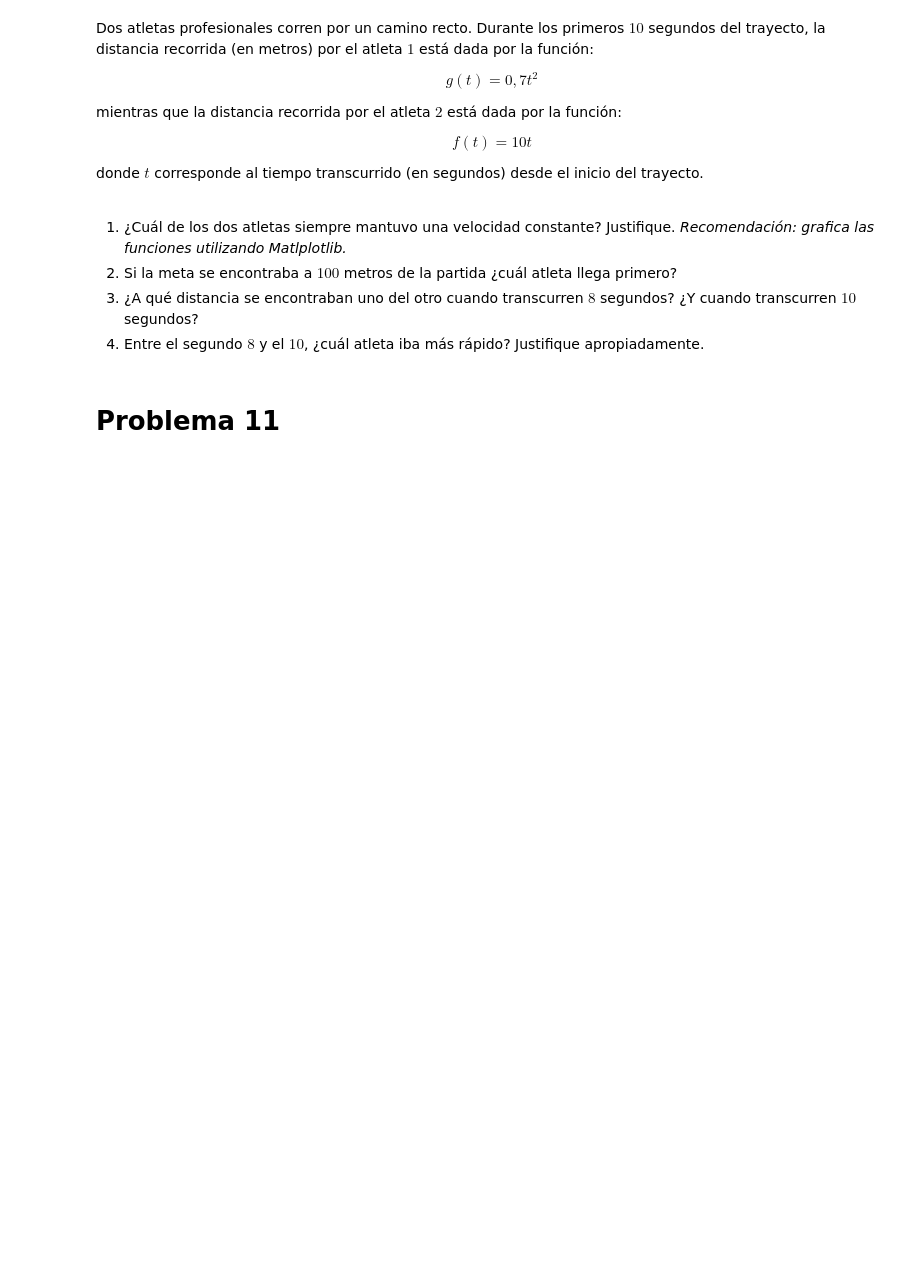
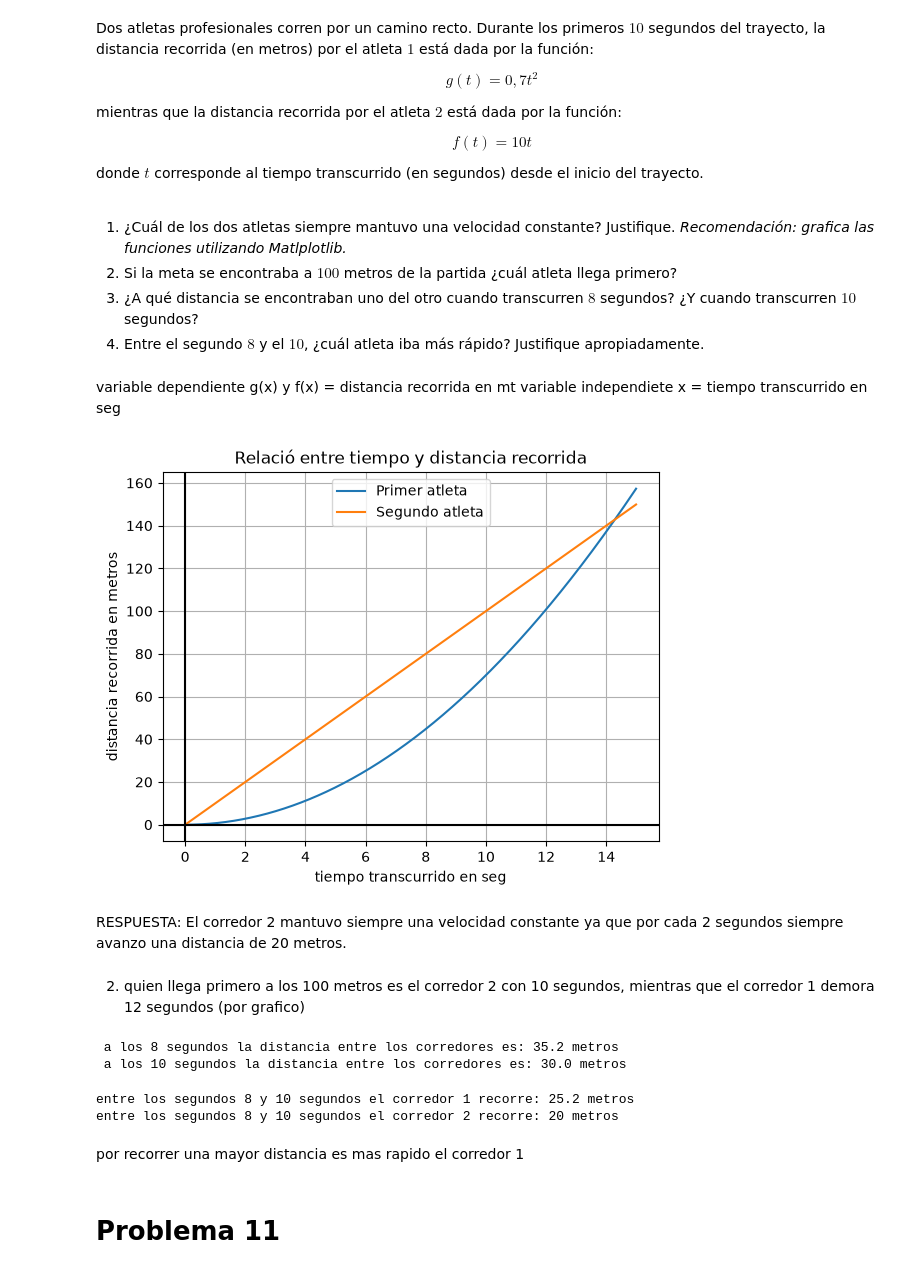
Before and after one commit to axbrogi23/matematica-aplicada-1, a Jupyter notebook: G2_Función_Lineal.ipynb, the cells around one changed output. Cells and saved outputs as stored; diff of their text form; code cells hidden in the pictures; blank space fills up the shorter version.

```diff
--- a/G2_Función_Lineal.ipynb
+++ b/G2_Función_Lineal.ipynb
@@ -422,6 +422,51 @@ donde $t$ corresponde al tiempo transcurrido (en segundos) desde el inicio del t
 2. Si la meta se encontraba a $100$ metros de la partida ¿cuál atleta llega primero?
 3. ¿A qué distancia se encontraban uno del otro cuando transcurren $8$ segundos? ¿Y cuando transcurren $10$ segundos?
 4. Entre el segundo $8$ y el $10$, ¿cuál atleta iba más rápido? Justifique apropiadamente.
+# %% [markdown]
+variable dependiente g(x) y f(x) = distancia recorrida en mt
+variable independiete x = tiempo transcurrido en seg
+# %%
+# 1) Gráfica de ambas funciones:
+
+def g(x):
+    return 0.7*x**2
+
+def f(x):
+    return 10*x
+
+x = np.arange(0, 15, 0.01)
+plt.plot(x, g(x), label = 'Primer atleta')
+plt.plot(x, f(x), label = 'Segundo atleta')
+plt.title('Relació entre tiempo y distancia recorrida')
+plt.ylabel('distancia recorrida en metros')
+plt.xlabel('tiempo transcurrido en seg')
+plt.legend()
+plt.grid()
+plt.axhline(0, color='black')
+plt.axvline(0, color='black')
+plt.show()
+# %% [output]
+[figure, added]
+# %% [markdown]
+RESPUESTA: El corredor 2 mantuvo siempre una velocidad constante ya que por cada 2 segundos siempre avanzo una distancia de 20 metros.
+# %% [markdown]
+2) quien llega primero a los 100 metros es el corredor 2 con 10 segundos, mientras que el corredor 1 demora 12 segundos (por grafico)
+# %%
+# 3
+print(f" a los 8 segundos la distancia entre los corredores es: {f(8) - g(8)} metros")
+print(f" a los 10 segundos la distancia entre los corredores es: {f(10) - g(10)} metros")
+# %% [output]
+ a los 8 segundos la distancia entre los corredores es: 35.2 metros
+ a los 10 segundos la distancia entre los corredores es: 30.0 metros
+# %%
+#4)
+print(f"entre los segundos 8 y 10 segundos el corredor 1 recorre: {round(g(10) - g(8), 2)} metros")
+print(f"entre los segundos 8 y 10 segundos el corredor 2 recorre: {round(f(10) - f(8), 2)} metros")
+# %% [output]
+entre los segundos 8 y 10 segundos el corredor 1 recorre: 25.2 metros
+entre los segundos 8 y 10 segundos el corredor 2 recorre: 20 metros
+# %% [markdown]
+por recorrer una mayor distancia es mas rapido el corredor 1
 # %% [markdown]
 # Problema 11
 # %% [markdown]
```
Also changed, not shown: parts of 1 cell of this notebook.
